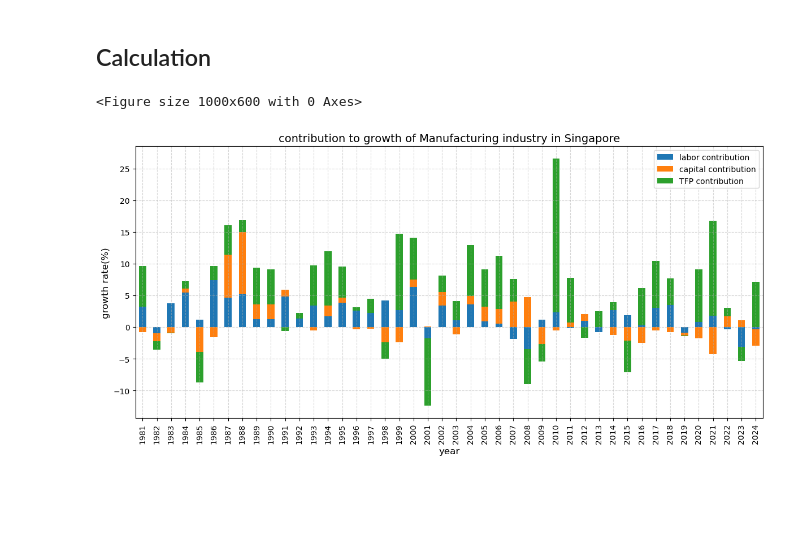
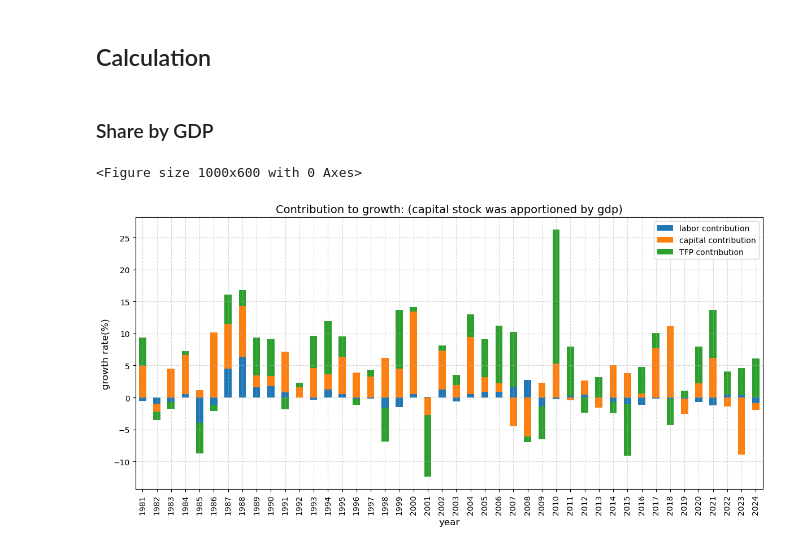
Before and after one commit to yupon-pro/codes-for-graduate-essay, a Jupyter notebook: analysis/sg_manufac.ipynb, the cells around one changed output. Drawn from its saved outputs; the diff is of its cells as text; code cells hidden in the pictures; blank space fills up the shorter version.

```diff
--- a/analysis/sg_manufac.ipynb
+++ b/analysis/sg_manufac.ipynb
@@ -168,12 +221,0 @@ Name: Total, Length: 65, dtype: float64
-# %%
-
-dataset_id = "d_d0db56a7c201c9a1e42c846d4fe6da8f"
-url = "https://data.gov.sg/api/action/datastore_search?resource_id="  + dataset_id
-gdp_data = to_dataset(url)
-
-gdp = gdp_data.iloc[0, :]
-manufacturing = gdp_data.iloc[2, :]
-
-gdp_share_of_manufacturing = pd.Series(manufacturing/gdp, name="share")
-gdp_share_of_manufacturing.index = gdp_share_of_manufacturing.index.astype(int).astype(str)
-gdp_share_of_manufacturing
@@ -244,0 +222,2 @@ plt.show()
+# %%
+total_real_net_capital_stock = normalize_data("./data/singapore/sg_net_capital_stock.csv", nrows=15).loc["Total"].sort_index()
@@ -244,0 +303,16 @@ plt.show()
+# %%
+# --- 資本ストックの分配比率と製造業資本ストックを計算 ---
+# GDP比率
+capital_stock_by_gdp, gdp_sharing_series = calculate_gdp_share(total_real_net_capital_stock)
+
+# 実質営業余剰比率
+capital_stock_by_real_surplus, real_operating_sharing_series = calculate_real_gos_share(total_real_net_capital_stock)
+
+# 固定資産比率
+capital_stock_by_fixed_assets, asset_sharing_series = calculate_fixed_assets_share(total_real_net_capital_stock)
+
+# --- 名目営業余剰比率も計算（比較用） ---
+operating_surplus = normalize_data("./data/singapore/sg_operating_surplus.csv")
+operating_surplus_total = operating_surplus.loc["Total"].sort_index()
+operating_surplus_manufacturing = operating_surplus.loc["Manufacturing"].sort_index()
+nominal_operating_sharing_series = operating_surplus_manufacturing / operating_surplus_total
@@ -251,9 +423,9 @@ import pandas as pd
 import matplotlib.pyplot as plt
 
 
-compensation_manufacture = normalize_data("./data/sg_compensation_for_workers.csv", nrows=25).iloc[1, :]
-operating_surplus_manufacture = normalize_data("./data/sg_operating_surplus.csv", nrows=25).iloc[1, :]
-other_taxes_manufacture = normalize_data("./data/sg_other_taxes_less_subsidies.csv", nrows=25).iloc[1, :]
+compensation_manufacture = normalize_data("./data/singapore/sg_compensation_for_workers.csv", nrows=25).iloc[1, :]
+operating_surplus_manufacture = normalize_data("./data/singapore/sg_operating_surplus.csv", nrows=25).iloc[1, :]
+other_taxes_manufacture = normalize_data("./data/singapore/sg_other_taxes_less_subsidies.csv", nrows=25).iloc[1, :]
 
 # --- DataFrame 作成 ---
 df = pd.DataFrame({
@@ -358,15 +560,16 @@ def growth_accounting_visualizer(real_value_added, capital_input, labor_input, l
   plt.grid(True, linestyle='--', alpha=0.5)
   plt.tight_layout()
   plt.show()
+# %% [markdown]
+### Share by GDP
 # %%
-# long term
-
 real_gdp = gdp_manufacturing.loc["1980": ]
 employment = employment_total_manufacturing.loc["1980": ]
-capital = capital_stock_share_of_manufacturing.loc["1980": ]
+capital = capital_stock_by_gdp.loc["1980": ]
 labor_share = labor_distribution.loc["1980": ]
 
-growth_accounting_visualizer(real_gdp, employment, capital, labor_share)
+df = GrowthAccounter(real_gdp, capital, employment,  labor_share).normal_growth_accounting_calculator()
+growth_accounting_visualizer(df, title_appendix="(capital stock was apportioned by gdp)")
 # %% [output]
 <Figure size 1000x600 with 0 Axes>
-[figure, old version]
+[figure, new version]
```
Also changed, not shown: parts of 40 cells of this notebook, 13 other files.
